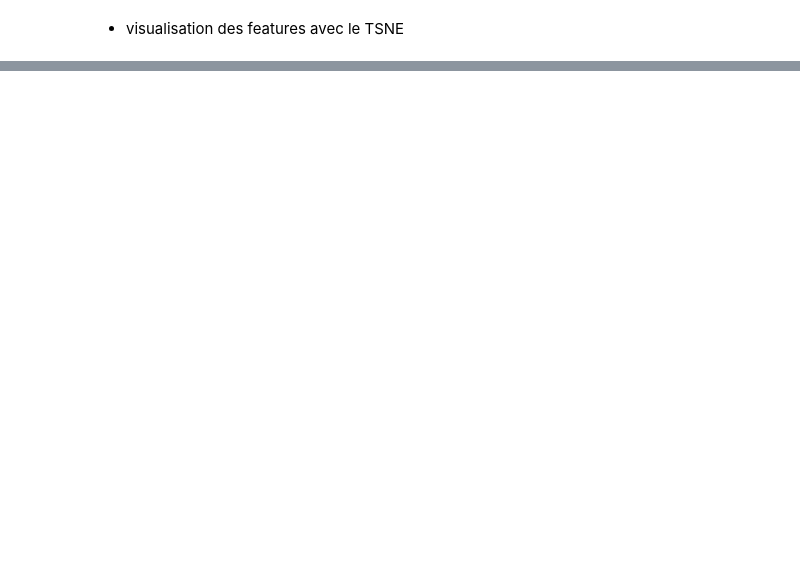
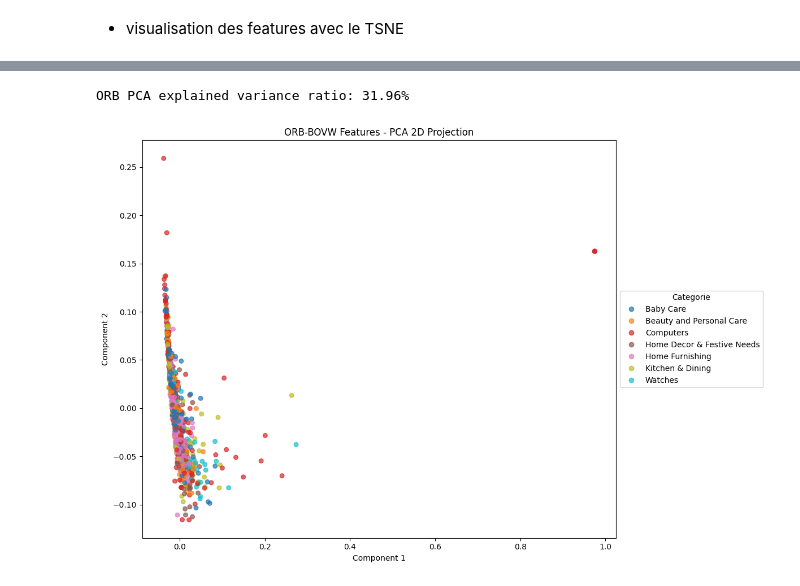
Before and after one commit to JeanProjets/Projet_6, a Jupyter notebook: Projet_6_feature_image.ipynb, the cells around one changed output, grey strips where cells are left out. Drawn from its saved outputs; the diff is of its cells as text; code cells hidden in the pictures; blank space fills up the shorter version.

```diff
--- a/Projet_6_feature_image.ipynb
+++ b/Projet_6_feature_image.ipynb
@@ -141,0 +724,12 @@ df_pict
+# %%
+from sklearn.decomposition import PCA
+from sklearn.manifold import TSNE
+from sklearn.preprocessing import LabelEncoder
+
+# Encode categories for visualization
+le = LabelEncoder()
+labels = le.fit_transform(df_pict['categorie'])
+categories = le.classes_
+
+print(f"Number of categories: {len(categories)}")
+print("Categories:", categories)
@@ -141,0 +741,19 @@ df_pict
+# %%
+def plot_2d_features(features_2d, labels, title, label_encoder):
+    """
+    Plot 2D features colored by category
+    """
+    plt.figure(figsize=(12, 8))
+    scatter = plt.scatter(features_2d[:, 0], features_2d[:, 1],
+                         c=labels, cmap='tab10', alpha=0.7, s=30)
+
+    # Add legend
+    handles, _ = scatter.legend_elements()
+    plt.legend(handles, label_encoder.classes_, title="Categorie",
+               loc='center left', bbox_to_anchor=(1, 0.5))
+
+    plt.xlabel("Component 1")
+    plt.ylabel("Component 2")
+    plt.title(title)
+    plt.tight_layout()
+    plt.show()
@@ -141,0 +772,9 @@ df_pict
+# %%
+# PCA for ORB-BOVW features
+pca_orb = PCA(n_components=2)
+orb_pca = pca_orb.fit_transform(orb_features)
+print(f"ORB PCA explained variance ratio: {pca_orb.explained_variance_ratio_.sum():.2%}")
+plot_2d_features(orb_pca, labels, "ORB-BOVW Features - PCA 2D Projection", le)
+# %% [output]
+ORB PCA explained variance ratio: 31.96%
+[figure, added]
```
Also changed, not shown: parts of 51 cells of this notebook, 13 other files.
